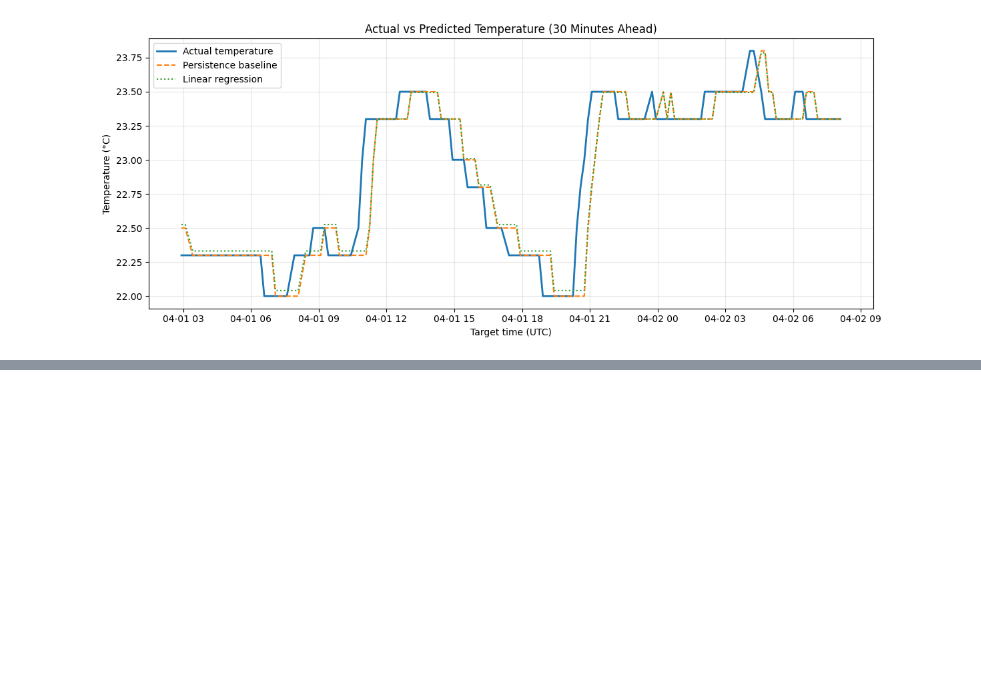
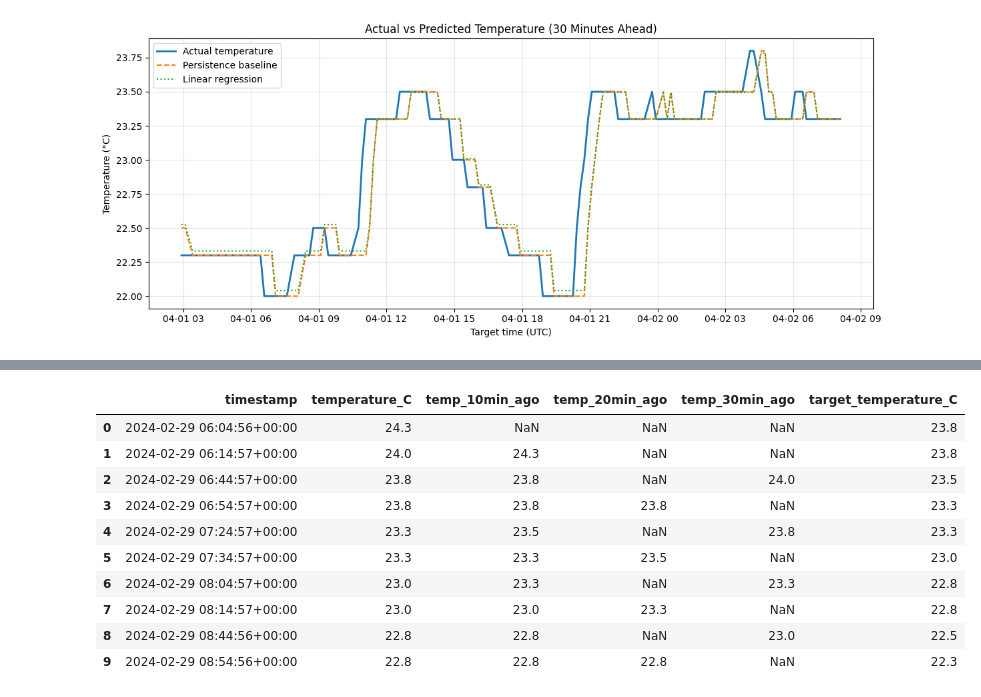
Before and after one commit to carolyndevadoss/MMA3001-Project, a Jupyter notebook: examples/MMA3001_Temperature_Prediction.ipynb, the cells around one changed output, grey strips where cells are left out. Saved outputs shown, nothing was run; the diff lists cells and outputs as text; code cells hidden in the pictures; blank space fills up the shorter version.

```diff
--- a/examples/MMA3001_Temperature_Prediction.ipynb
+++ b/examples/MMA3001_Temperature_Prediction.ipynb
@@ -470,3 +470,68 @@ plt.tight_layout()
 plt.show()
 # %% [output]
 [figure]
+# %%
+# Start with our existing prediction dataset
+features_df = model_df.copy().sort_values("timestamp")
+
+# Historical readings from the original cleaned sensor data
+history_df = (
+    sensor_df[["timestamp", "temperature_C"]]
+    .sort_values("timestamp")
+    .copy()
+)
+
+# Add temperature readings from 10, 20 and 30 minutes ago
+for minutes in [10, 20, 30]:
+
+    # Calculate the timestamp we want to find
+    lookback_col = f"lookback_{minutes}min"
+    feature_col = f"temp_{minutes}min_ago"
+
+    features_df[lookback_col] = (
+        features_df["timestamp"]
+        - pd.Timedelta(minutes=minutes)
+    )
+
+    # Prepare historical measurements
+    past_df = history_df.rename(columns={
+        "timestamp": f"past_time_{minutes}",
+        "temperature_C": feature_col
+    })
+
+    # Match to a measurement near the desired past time
+    features_df = pd.merge_asof(
+        features_df.sort_values(lookback_col),
+        past_df.sort_values(f"past_time_{minutes}"),
+        left_on=lookback_col,
+        right_on=f"past_time_{minutes}",
+        direction="nearest",
+        tolerance=pd.Timedelta(minutes=2)
+    )
+
+# Restore chronological order
+features_df = features_df.sort_values(
+    "timestamp"
+).reset_index(drop=True)
+
+# Check feature availability
+feature_columns = [
+    "temperature_C",
+    "temp_10min_ago",
+    "temp_20min_ago",
+    "temp_30min_ago"
+]
+
+print("Total prediction samples:", len(features_df))
+
+print("\nMissing historical measurements:")
+print(features_df[feature_columns].isna().sum())
+
+print("\nFirst 10 rows:")
+display(
+    features_df[
+        ["timestamp"] + feature_columns +
+        ["target_temperature_C"]
+    ].head(10)
+)
+# %% [output]
@@ -472,0 +548,11 @@ plt.show()
+|  | timestamp | temperature_C | temp_10min_ago | temp_20min_ago | temp_30min_ago | target_temperature_C |
+| 0 | 2024-02-29 06:04:56+00:00 | 24.3 | NaN | NaN | NaN | 23.8 |
+| 1 | 2024-02-29 06:14:57+00:00 | 24.0 | 24.3 | NaN | NaN | 23.8 |
+| 2 | 2024-02-29 06:44:57+00:00 | 23.8 | 23.8 | NaN | 24.0 | 23.5 |
+| 3 | 2024-02-29 06:54:57+00:00 | 23.8 | 23.8 | 23.8 | NaN | 23.3 |
+| 4 | 2024-02-29 07:24:57+00:00 | 23.3 | 23.5 | NaN | 23.8 | 23.3 |
+| 5 | 2024-02-29 07:34:57+00:00 | 23.3 | 23.3 | 23.5 | NaN | 23.0 |
+| 6 | 2024-02-29 08:04:57+00:00 | 23.0 | 23.3 | NaN | 23.3 | 22.8 |
+| 7 | 2024-02-29 08:14:57+00:00 | 23.0 | 23.0 | 23.3 | NaN | 22.8 |
+| 8 | 2024-02-29 08:44:56+00:00 | 22.8 | 22.8 | NaN | 23.0 | 22.5 |
+| 9 | 2024-02-29 08:54:56+00:00 | 22.8 | 22.8 | 22.8 | NaN | 22.3 |
```
Also changed, not shown: parts of 10 cells of this notebook.
